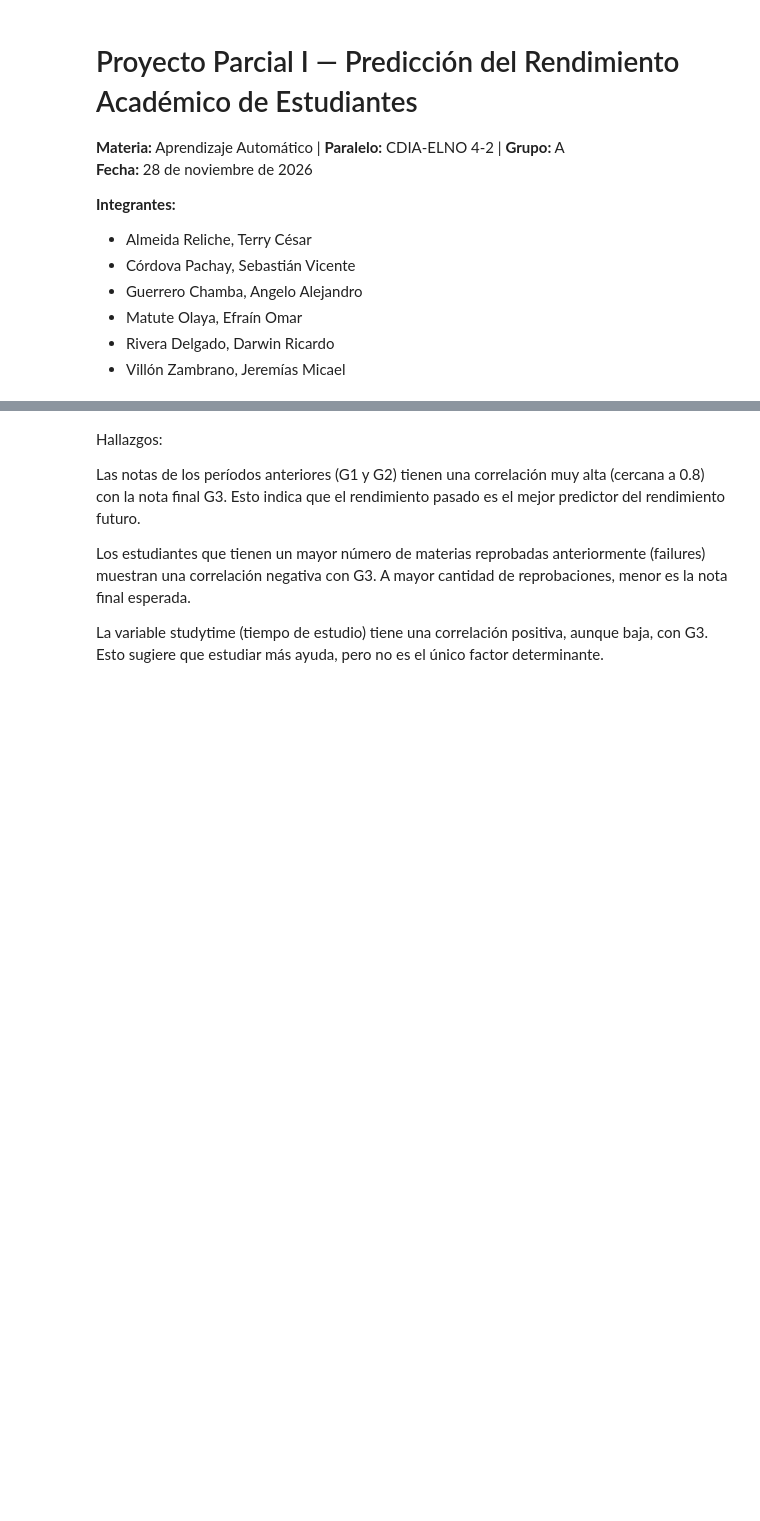
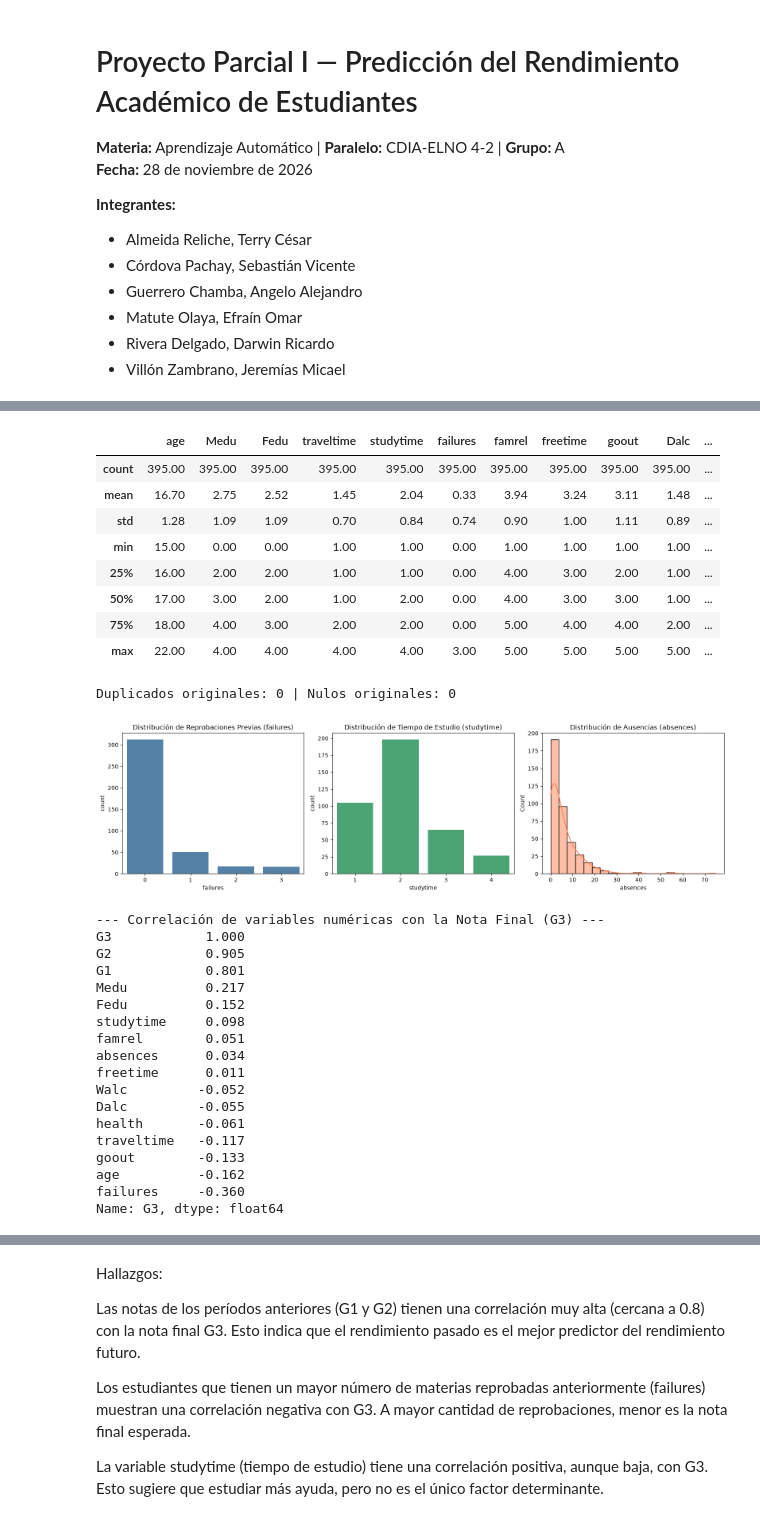
Before and after one commit to Talmeidar92/Proyecto-Parcial---Aprendizaje-Automatico, a Jupyter notebook: notebook/Untitled5.ipynb, the cells around one changed output, grey strips where cells are left out. Drawn from its saved outputs; the diff is of its cells as text; code cells hidden in the pictures; blank space fills up the shorter version.

```diff
--- a/notebook/Untitled5.ipynb
+++ b/notebook/Untitled5.ipynb
@@ -48,0 +63,37 @@ plt.show()
+# %%
+# --- COMPLEMENTO PARTE 1: EDA COMPLETO ---
+
+# 1. Estructura del dataset: filas, columnas, tipos y estadísticas descriptivas
+print(f"Dimensiones del dataset: {df.shape[0]} filas y {df.shape[1]} columnas\n")
+print("--- Información de tipos de datos ---")
+print(df.info())
+print("\n--- Estadísticas descriptivas (Variables Numéricas) ---")
+display(df.describe().round(2))
+print(f"\nDuplicados originales: {df.duplicated().sum()} | Nulos originales: {df.isnull().sum().sum()}")
+
+# 2. Distribución de 3 variables relevantes adicionales (requisito de la rúbrica)
+fig, axes = plt.subplots(1, 3, figsize=(16, 4.5))
+
+sns.countplot(x='failures', data=df, ax=axes[0], color='steelblue')
+axes[0].set_title('Distribución de Reprobaciones Previas (failures)')
+
+sns.countplot(x='studytime', data=df, ax=axes[1], color='mediumseagreen')
+axes[1].set_title('Distribución de Tiempo de Estudio (studytime)')
+
+sns.histplot(df['absences'], bins=20, kde=True, ax=axes[2], color='coral')
+axes[2].set_title('Distribución de Ausencias (absences)')
+
+plt.tight_layout()
+plt.show()
+
+# 3. Correlaciones numéricas ordenadas con respecto a G3 y Heatmap con valores visibles
+corr_g3 = df.select_dtypes(include=[np.number]).corr()['G3'].sort_values(ascending=False)
+print("\n--- Correlación de variables numéricas con la Nota Final (G3) ---")
+print(corr_g3.round(3))
+
+plt.figure(figsize=(12, 8))
+sns.heatmap(df.select_dtypes(include=[np.number]).corr(), annot=True, fmt=".2f", cmap='coolwarm', linewidths=0.5)
+plt.title('Matriz de Correlación de Variables Numéricas (con valores)')
+plt.tight_layout()
+plt.show()
+# %% [output]
@@ -48,0 +117,29 @@ plt.show()
+|  | age | Medu | Fedu | traveltime | studytime | failures | famrel | freetime | goout | Dalc | ... |
+| count | 395.00 | 395.00 | 395.00 | 395.00 | 395.00 | 395.00 | 395.00 | 395.00 | 395.00 | 395.00 | ... |
+| mean | 16.70 | 2.75 | 2.52 | 1.45 | 2.04 | 0.33 | 3.94 | 3.24 | 3.11 | 1.48 | ... |
+| std | 1.28 | 1.09 | 1.09 | 0.70 | 0.84 | 0.74 | 0.90 | 1.00 | 1.11 | 0.89 | ... |
+| min | 15.00 | 0.00 | 0.00 | 1.00 | 1.00 | 0.00 | 1.00 | 1.00 | 1.00 | 1.00 | ... |
+| 25% | 16.00 | 2.00 | 2.00 | 1.00 | 1.00 | 0.00 | 4.00 | 3.00 | 2.00 | 1.00 | ... |
+| 50% | 17.00 | 3.00 | 2.00 | 1.00 | 2.00 | 0.00 | 4.00 | 3.00 | 3.00 | 1.00 | ... |
+| 75% | 18.00 | 4.00 | 3.00 | 2.00 | 2.00 | 0.00 | 5.00 | 4.00 | 4.00 | 2.00 | ... |
+| max | 22.00 | 4.00 | 4.00 | 4.00 | 4.00 | 3.00 | 5.00 | 5.00 | 5.00 | 5.00 | ... |
+Duplicados originales: 0 | Nulos originales: 0
+[figure, added]
+--- Correlación de variables numéricas con la Nota Final (G3) ---
+G3            1.000
+G2            0.905
+G1            0.801
+Medu          0.217
+Fedu          0.152
+studytime     0.098
+famrel        0.051
+absences      0.034
+freetime      0.011
+Walc         -0.052
+Dalc         -0.055
+health       -0.061
+traveltime   -0.117
+goout        -0.133
+age          -0.162
+failures     -0.360
+Name: G3, dtype: float64
```
Also changed, not shown: parts of 4 cells of this notebook.
